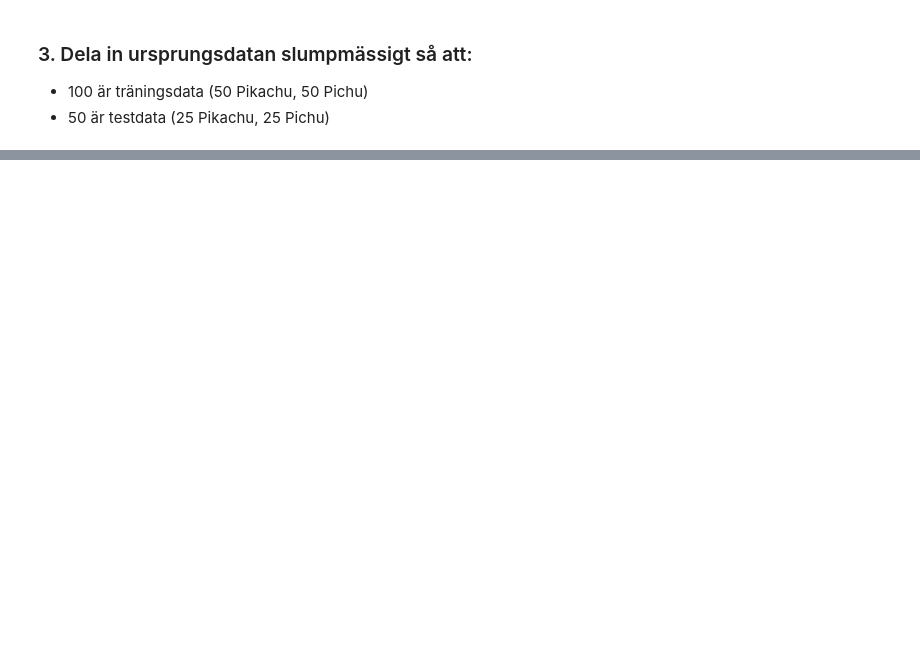
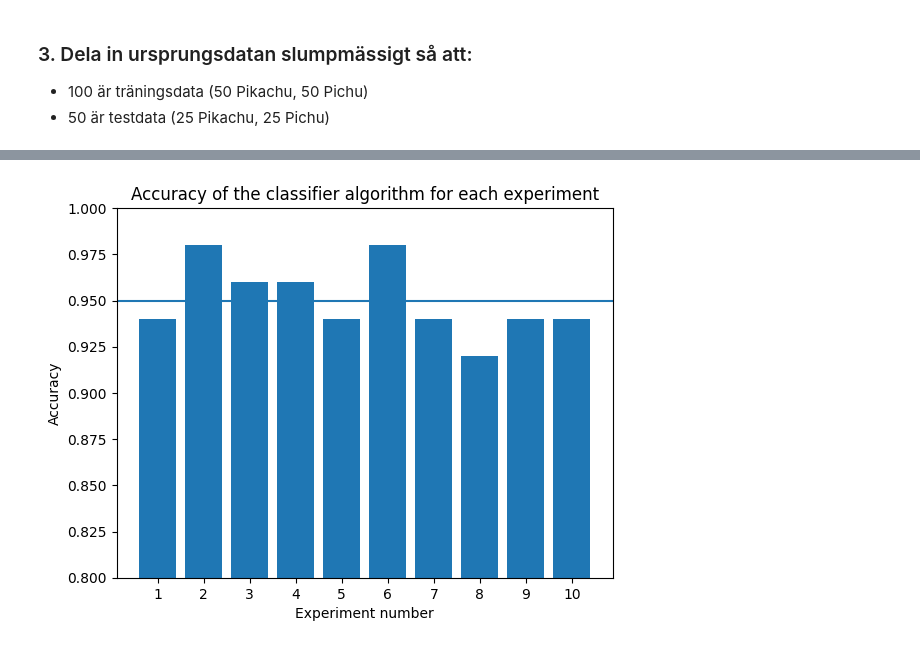
Before and after one commit to johan-suld/Python_johan_suld, a Jupyter notebook: Labs/Labb2.ipynb, the cells around one changed output, grey strips where cells are left out. Drawn from its saved outputs; the diff is of its cells as text; code cells hidden in the pictures; blank space fills up the shorter version.

```diff
--- a/Labs/Labb2.ipynb
+++ b/Labs/Labb2.ipynb
@@ -152,13 +155,13 @@ def pichuPikachuClassificationMean(training_data, test_data):
 
         # Classify the testing point based on sum_pikachu, if equal use the label of the closest training point
         if sum_pikachu > 5:
-            test_points_dicts[index_test]['classified_as'] = 1
+            test_data[index_test]['classified_as'] = 1
         elif sum_pikachu < 5:
-            test_points_dicts[index_test]['classified_as'] = 0
+            test_data[index_test]['classified_as'] = 0
         else:
-            test_points_dicts[index_test]['classified_as'] = distance[1]
+            test_data[index_test]['classified_as'] = distance[1]
 
-    return test_points_dicts
+    return test_data
 
 result = pichuPikachuClassificationMean(observations, test_points_dicts)
 
@@ -184,22 +190,74 @@ NameError: name 'observations' is not defined
 
 import random
 
-training_set = []
-test_set = []
+experimentsAccuracy = []
 
-random.shuffle(observations)
-count_pikachu = 0
-count_pichu = 0
+def randomizedExperiment():
 
-for i in observations:
-    if i['label'] == 1 and count_pikachu < 25:
-        test_set.append(observations.pop(observations.index(i)))
-        count_pikachu += 1
-    elif i['label'] == 0 and count_pichu < 25:
-        test_set.append(observations.pop(observations.index(i)))
-        count_pichu += 1
+    observations = readDatafile()
 
-training_set = observations
+    training_set = []
+    test_set = []
 
-print(f'{len(training_set) = } {len(test_set) = }')
+    random.shuffle(observations)
+    count_pikachu = 0
+    count_pichu = 0
+
+    for i in observations:
+        if i['label'] == 1 and count_pikachu < 25:
+            test_set.append(observations.pop(observations.index(i)))
+            count_pikachu += 1
+        elif i['label'] == 0 and count_pichu < 25:
+            test_set.append(observations.pop(observations.index(i)))
+            count_pichu += 1
+
+    training_set = observations
+
+    #print(f'{len(training_set) = } {len(test_set) = }')
+
+    for test_point in test_set:
+        test_point.update({'min_distance': ''})
+        test_point.update({'classified_as': ''})
+
+    #print(test_set)
+
+    res = pichuPikachuClassificationMean(training_set, test_set)
+
+    TP_sum = 0
+    TN_sum = 0
+    FP_sum = 0
+    FN_sum = 0
+
+    for test_point in res:
+        if test_point['label'] == 1 and test_point['classified_as'] == 1:
+            TP_sum += 1
+        elif test_point['label'] == 1 and test_point['classified_as'] == 0:
+            FN_sum += 1
+        elif test_point['label'] == 0 and test_point['classified_as'] == 1:
+            FP_sum += 1
+        elif test_point['label'] == 0 and test_point['classified_as'] == 0:
+            TN_sum += 1
+
+    return (TP_sum + TN_sum) / (TP_sum + TN_sum + FP_sum + FN_sum)
+
+    #print(f'{TP_sum = } {FN_sum = } {FP_sum = } {TN_sum = }')
+    #print(f'{(TP_sum + TN_sum) / (TP_sum + TN_sum + FP_sum + FN_sum) = }')
+
+#print(randomizedExperiment())
+nbrOfExperiments = 10
+
+for i in range(nbrOfExperiments):
+    experimentsAccuracy.append(randomizedExperiment())
+
+print(experimentsAccuracy)
+averageAccuracy = sum(experimentsAccuracy) / nbrOfExperiments
+
+plt.bar(range(1, 11), experimentsAccuracy)
+plt.ylim(0.8, 1)
+plt.xticks(range(1, 11))
+plt.axhline(averageAccuracy)
+plt.title('Accuracy of the classifier algorithm for each experiment')
+plt.xlabel('Experiment number')
+plt.ylabel('Accuracy')
+plt.plot
 # %% [output]
@@ -208,0 +266 @@ len(observations) = 100 len(test_set) = 50
+[figure, added]
```
Also changed, not shown: parts of 5 cells of this notebook.
